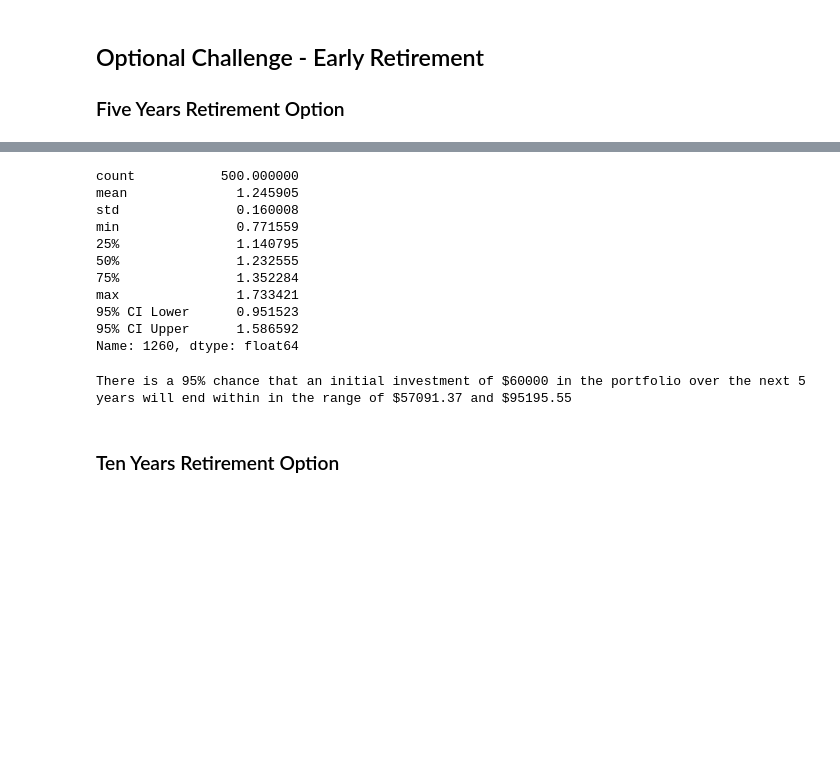
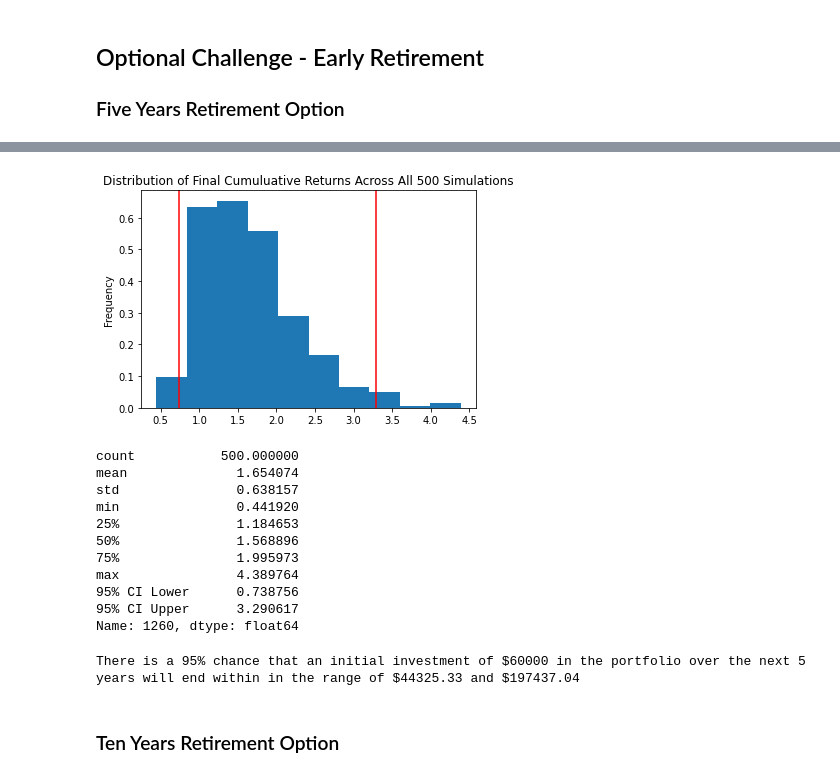
Before and after one commit to al-gladkow/Financial-Planning, a Jupyter notebook: challenge-files/financial-planner.ipynb, the cells around one changed output, grey strips where cells are left out. Drawn from its saved outputs; the diff is of its cells as text; code cells hidden in the pictures; blank space fills up the shorter version.

```diff
--- a/challenge-files/financial-planner.ipynb
+++ b/challenge-files/financial-planner.ipynb
@@ -388,33 +389,38 @@ Running Monte Carlo simulation number 490.
+# %%
+mc_sim_5y.plot_distribution();
+# %% [output]
+[figure, added]
 # %%
 # Fetch summary statistics from the Monte Carlo simulation results
-# YOUR CODE HERE!
+mc_sim_5y_stats = mc_sim_5y.summarize_cumulative_return()
 
 # Print summary statistics
-# YOUR CODE HERE!
+mc_sim_5y_stats
 # %% [output]
 count           500.000000
-mean              1.245905
-std               0.160008
-min               0.771559
-25%               1.140795
-50%               1.232555
-75%               1.352284
-max               1.733421
-95% CI Lower      0.951523
-95% CI Upper      1.586592
+mean              1.654074
+std               0.638157
+min               0.441920
+25%               1.184653
+50%               1.568896
+75%               1.995973
+max               4.389764
+95% CI Lower      0.738756
+95% CI Upper      3.290617
 Name: 1260, dtype: float64
 # %%
 # Set initial investment
-# YOUR CODE HERE!
+initial_investment = 60000
 
 # Use the lower and upper `95%` confidence intervals to calculate the range of the possible outcomes of our $60,000
-# YOUR CODE HERE!
+ci_lower_five = round(mc_sim_5y_stats['95% CI Lower'] * 60000, 2)
+ci_upper_five = round(mc_sim_5y_stats['95% CI Upper'] * 60000, 2)
 
 # Print results
 print(f"There is a 95% chance that an initial investment of ${initial_investment} in the portfolio"
       f" over the next 5 years will end within in the range of"
       f" ${ci_lower_five} and ${ci_upper_five}")
 # %% [output]
-There is a 95% chance that an initial investment of $60000 in the portfolio over the next 5 years will end within in the range of $57091.37 and $95195.55
+There is a 95% chance that an initial investment of $60000 in the portfolio over the next 5 years will end within in the range of $44325.33 and $197437.04
 # %% [markdown]
 ### Ten Years Retirement Option
```
Also changed, not shown: parts of 22 cells of this notebook.
